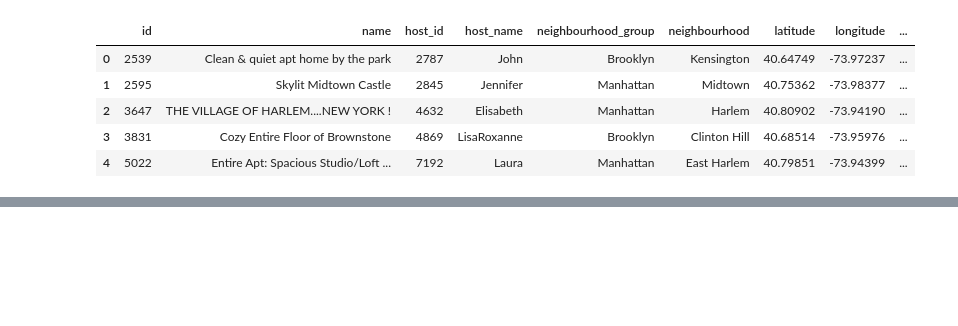
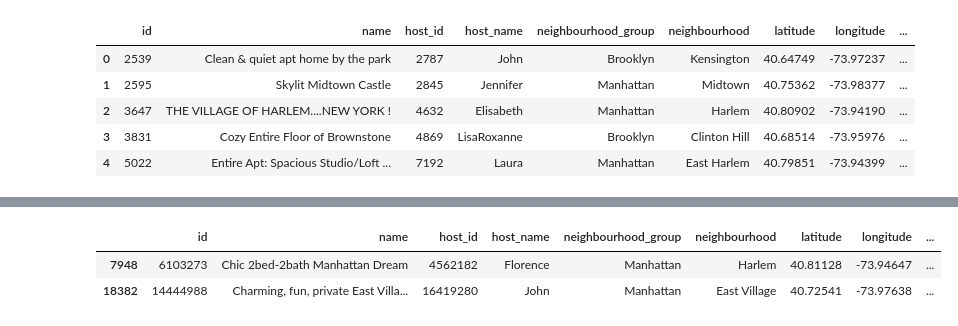
Before and after one commit to PazReumante/machine-learning-python-template, a Jupyter notebook: src/explore.ipynb, the cells around one changed output, grey strips where cells are left out. Cells and saved outputs as stored; diff of their text form; code cells hidden in the pictures; blank space fills up the shorter version.

```diff
--- a/src/explore.ipynb
+++ b/src/explore.ipynb
@@ -16,0 +45,7 @@ data_base.head()
+# %%
+# CHECKING DATA STATUS
+df.sample(2)
+# %% [output]
+|  | id | name | host_id | host_name | neighbourhood_group | neighbourhood | latitude | longitude | ... |
+| 7948 | 6103273 | Chic 2bed-2bath Manhattan Dream | 4562182 | Florence | Manhattan | Harlem | 40.81128 | -73.94647 | ... |
+| 18382 | 14444988 | Charming, fun, private East Villa... | 16419280 | John | Manhattan | East Village | 40.72541 | -73.97638 | ... |
```
Also changed, not shown: parts of 18 cells of this notebook.
